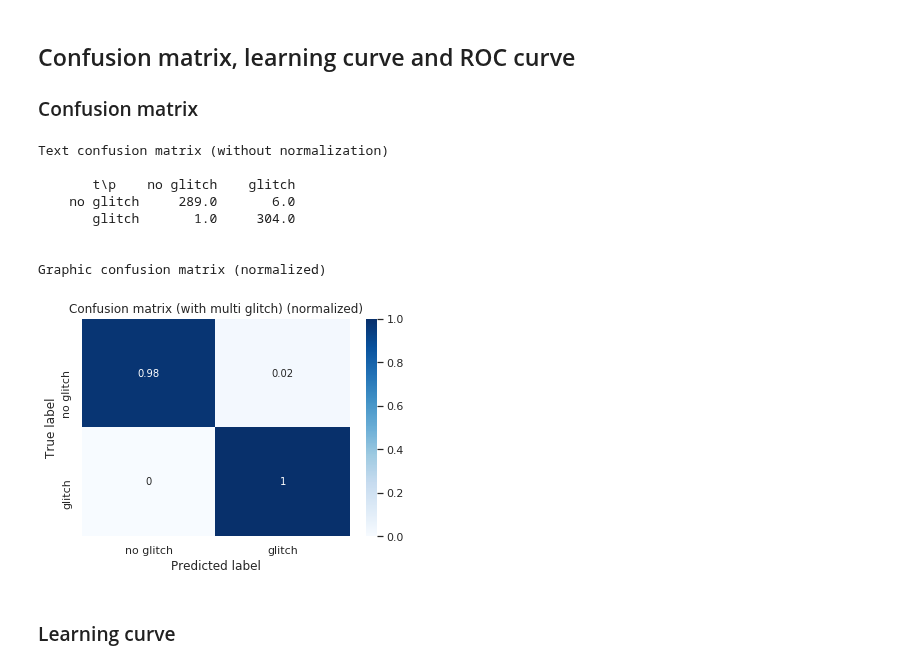
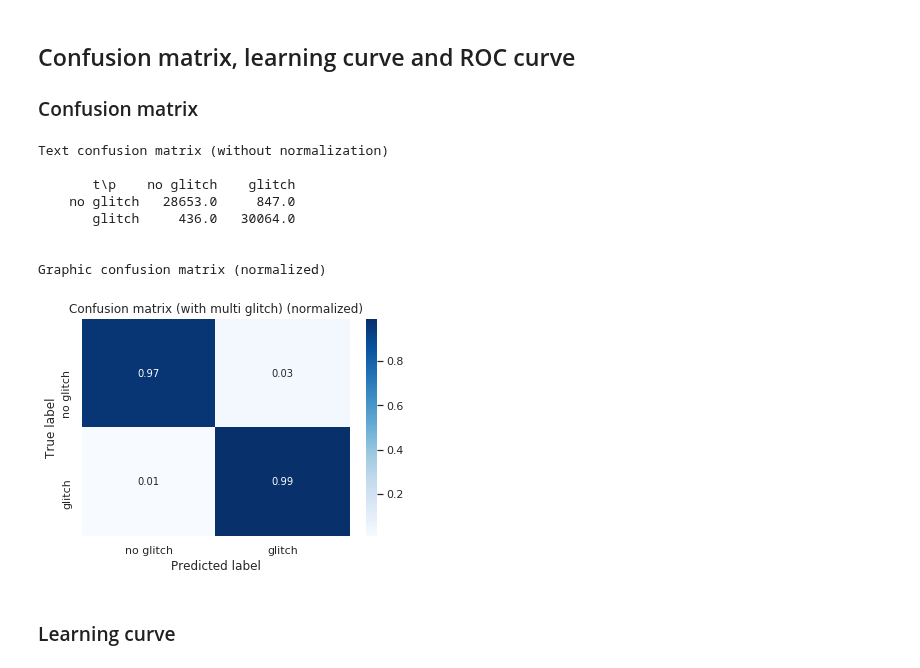
Before and after one commit to Paolo97Gll/bachelor_thesis, a Jupyter notebook: ml_models/SVC/SVC_mg.ipynb, the cells around one changed output. Saved outputs shown, nothing was run; the diff lists cells and outputs as text; code cells hidden in the pictures.

Commit message:
Add average confusion matrix

```diff
--- a/ml_models/SVC/SVC_mg.ipynb
+++ b/ml_models/SVC/SVC_mg.ipynb
@@ -279,30 +279,38 @@ Score: 0.9806802261889136 +- 0.006820884089650828
 # %%
 clf = SVC(kernel=best_kernel, gamma=best_gamma, C=best_C)
 
 # Split the data into a training set and a test set
 X_train, X_test, y_train, y_test = train_test_split(data, target, test_size=0.3, random_state=14, stratify=target)
 # Train and predict
 y_pred = clf.fit(X_train, y_train).predict(X_test)
 
-# Compute confusion matrix
-labels = [0., 1.]
-labels_text = ['no glitch', 'glitch']
-cm = confusion_matrix(y_test, y_pred, labels=labels)
+cm = np.zeros(shape=(2,2), dtype=int)
+# Compute the average confusion matrix
+for i in range(100):
+    # Split the data into a training set and a test set
+    X_train, X_test, y_train, y_test = train_test_split(data, target, test_size=0.3, random_state=None, stratify=target)
+    # Train and predict
+    y_pred = clf.fit(X_train, y_train).predict(X_test)
+    # Compute confusion matrix
+    labels = [0., 1.]
+    labels_text = ['no glitch', 'glitch']
+    cm += confusion_matrix(y_test, y_pred, labels=labels)
+
 # Print confusion matrix
 print('Text confusion matrix (without normalization)\n')
 print_confusion_matrix(cm, labels_text)
 print('\n\nGraphic confusion matrix (normalized)\n')
 plot_confusion_matrix(cm, labels_text, 'Confusion matrix (with multi glitch)', 'ris/plots/mg-confusion_matrix.pdf', normalize=True)
 # %% [output]
 Text confusion matrix (without normalization)
 
        t\p    no glitch    glitch
-    no glitch     289.0       6.0
-       glitch       1.0     304.0
+    no glitch   28653.0     847.0
+       glitch     436.0   30064.0
 
 
 Graphic confusion matrix (normalized)
-[figure, old version]
+[figure, new version]
 # %% [markdown]
 ### Learning curve
 # %%
```
Also changed, not shown: parts of 1 cell of this notebook, 1 other file.
